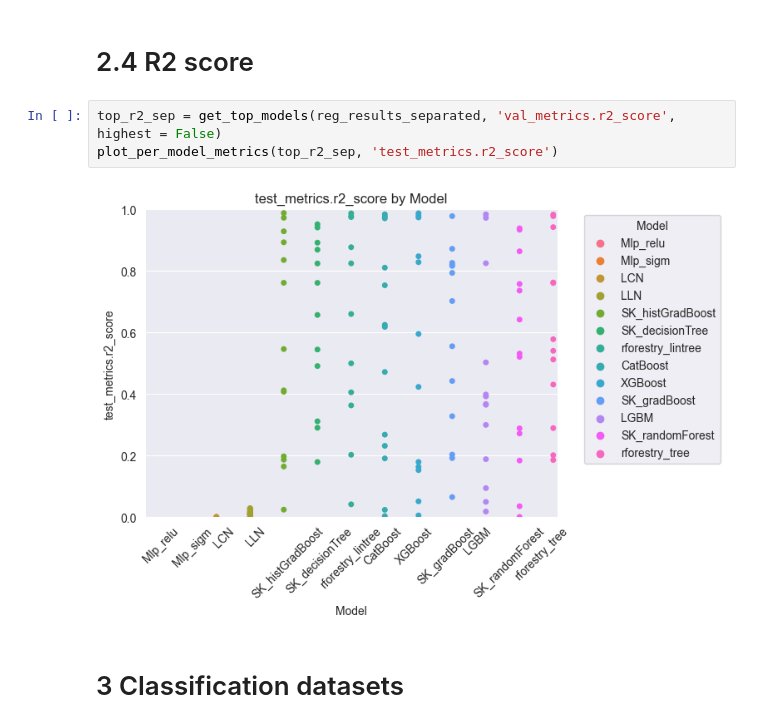
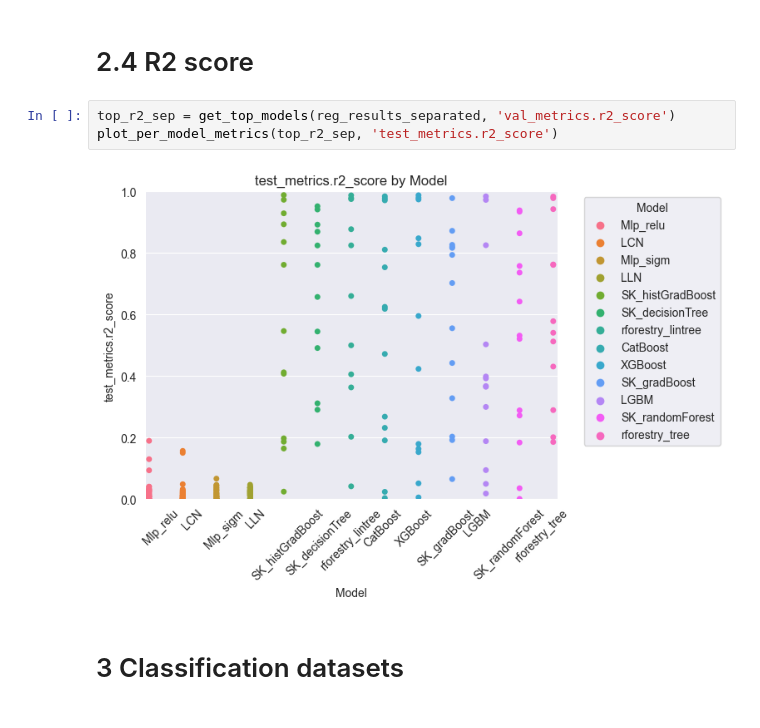
Before and after one commit to Bartosz-G/non-homogenous-data-working-repo, a Jupyter notebook: results/ResultsAnalysis.ipynb, the cells around one changed output. Drawn from its saved outputs; the diff is of its cells as text.

Commit message:
analyzed embedding results

```diff
--- a/results/ResultsAnalysis.ipynb
+++ b/results/ResultsAnalysis.ipynb
@@ -106,10 +106,10 @@ plot_per_model_metrics(top_rmse_sep, 'test_metrics.RMSE', scale = [0, 0.6])
 # %% [markdown]
 # 2.4 R2 score
 # %%
-top_r2_sep = get_top_models(reg_results_separated, 'val_metrics.r2_score', highest = False)
+top_r2_sep = get_top_models(reg_results_separated, 'val_metrics.r2_score')
 plot_per_model_metrics(top_r2_sep, 'test_metrics.r2_score')
 # %% [output]
-[figure, old version]
+[figure, new version]
 # %% [markdown]
 # 3 Classification datasets
 # %% [markdown]
```
Also changed, not shown: parts of 19 cells of this notebook, 5 other files.
